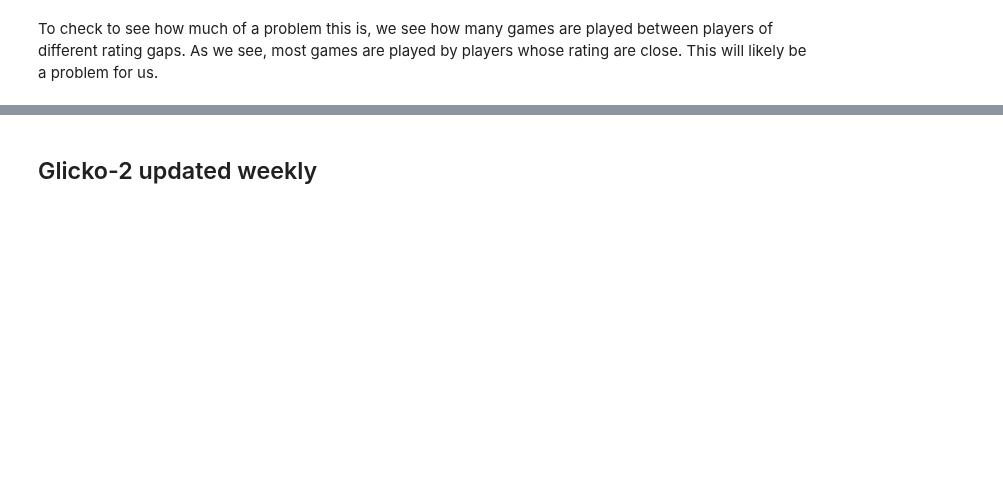
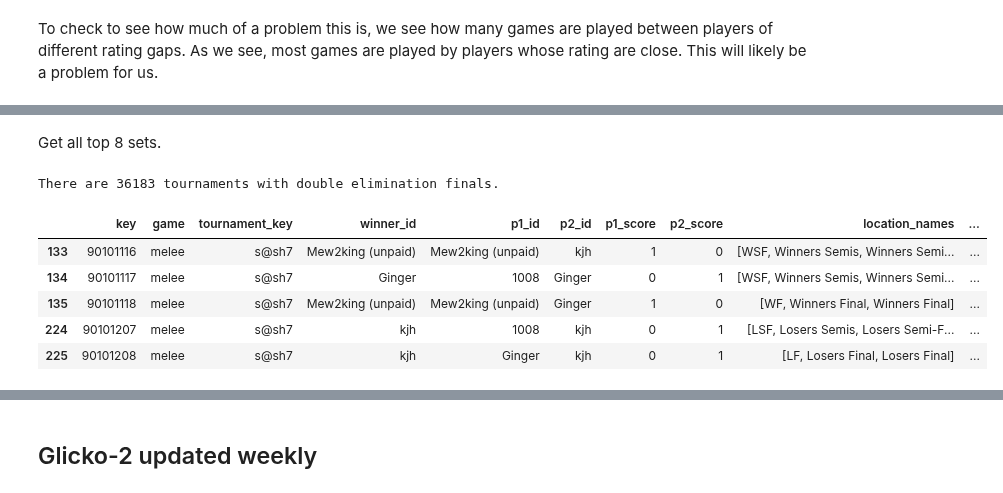
Before and after one commit to jjaw89/fall-2024-smash-melee-top-8-prediction, a Jupyter notebook: data_exploration/jaspar_data_exploration.ipynb, the cells around one changed output, grey strips where cells are left out. Cells and saved outputs as stored; diff of their text form; code cells hidden in the pictures; blank space fills up the shorter version.

```diff
--- a/data_exploration/jaspar_data_exploration.ipynb
+++ b/data_exploration/jaspar_data_exploration.ipynb
@@ -612,0 +764,25 @@ plt.show()
+# %% [markdown]
+Get all top 8 sets.
+# %%
+# The vast majority of the top 8 games have these "location_names"
+top_8_locations = [
+        ['WSF', 'Winners Semis', 'Winners Semi-Final'],
+        ['WF', 'Winners Final', 'Winners Final'],
+        ['LSF', 'Losers Semis', 'Losers Semi-Final'],
+        ['LF', 'Losers Final', 'Losers Final'],
+        ['GF', 'Grand Final', 'Grand Final'],
+        ['GFR', 'GF Reset', 'Grand Final Reset']
+    ]
+
+top_8_sets = sets_df[sets_df["location_names"].isin(top_8_locations)]
+top_8_tournament_keys = top_8_sets['tournament_key'].unique()
+print(f"There are {len(top_8_tournament_keys)} tournaments with double elimination finals.")
+top_8_sets.head()
+# %% [output]
+There are 36183 tournaments with double elimination finals.
+|  | key | game | tournament_key | winner_id | p1_id | p2_id | p1_score | p2_score | location_names | ... |
+| 133 | 90101116 | melee | s@sh7 | Mew2king (unpaid) | Mew2king (unpaid) | kjh | 1 | 0 | [WSF, Winners Semis, Winners Semi... | ... |
+| 134 | 90101117 | melee | s@sh7 | Ginger | 1008 | Ginger | 0 | 1 | [WSF, Winners Semis, Winners Semi... | ... |
+| 135 | 90101118 | melee | s@sh7 | Mew2king (unpaid) | Mew2king (unpaid) | Ginger | 1 | 0 | [WF, Winners Final, Winners Final] | ... |
+| 224 | 90101207 | melee | s@sh7 | kjh | 1008 | kjh | 0 | 1 | [LSF, Losers Semis, Losers Semi-F... | ... |
+| 225 | 90101208 | melee | s@sh7 | kjh | Ginger | kjh | 0 | 1 | [LF, Losers Final, Losers Final] | ... |
```
Also changed, not shown: parts of 37 cells of this notebook.
